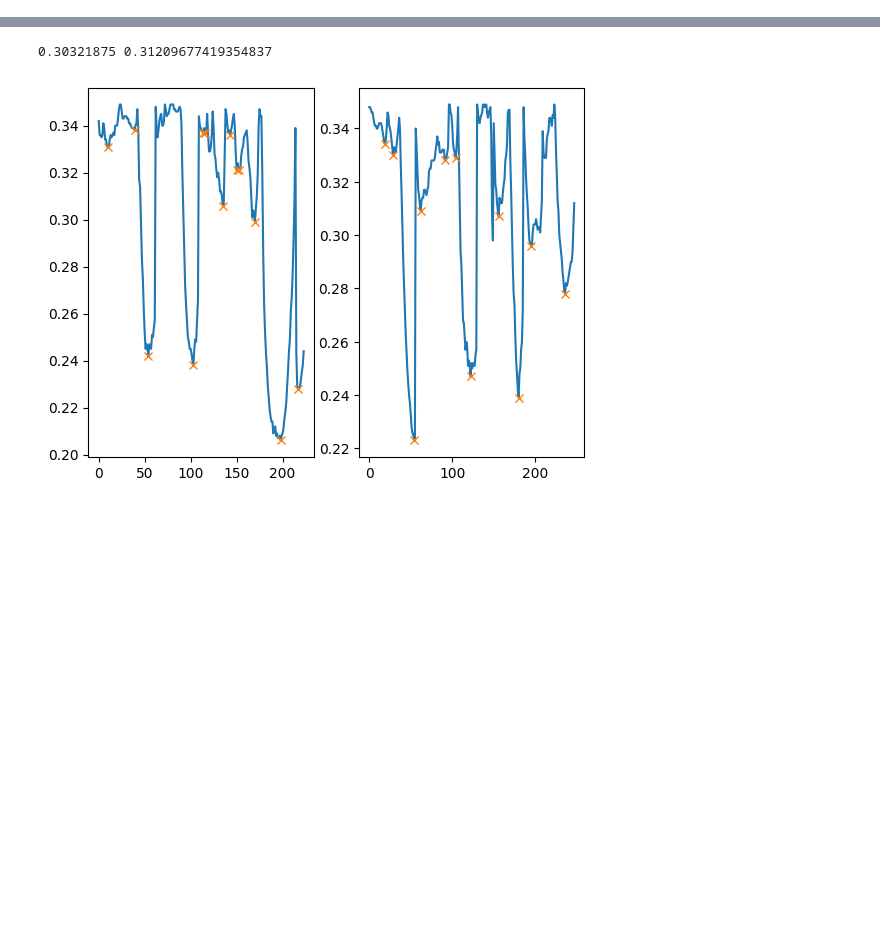
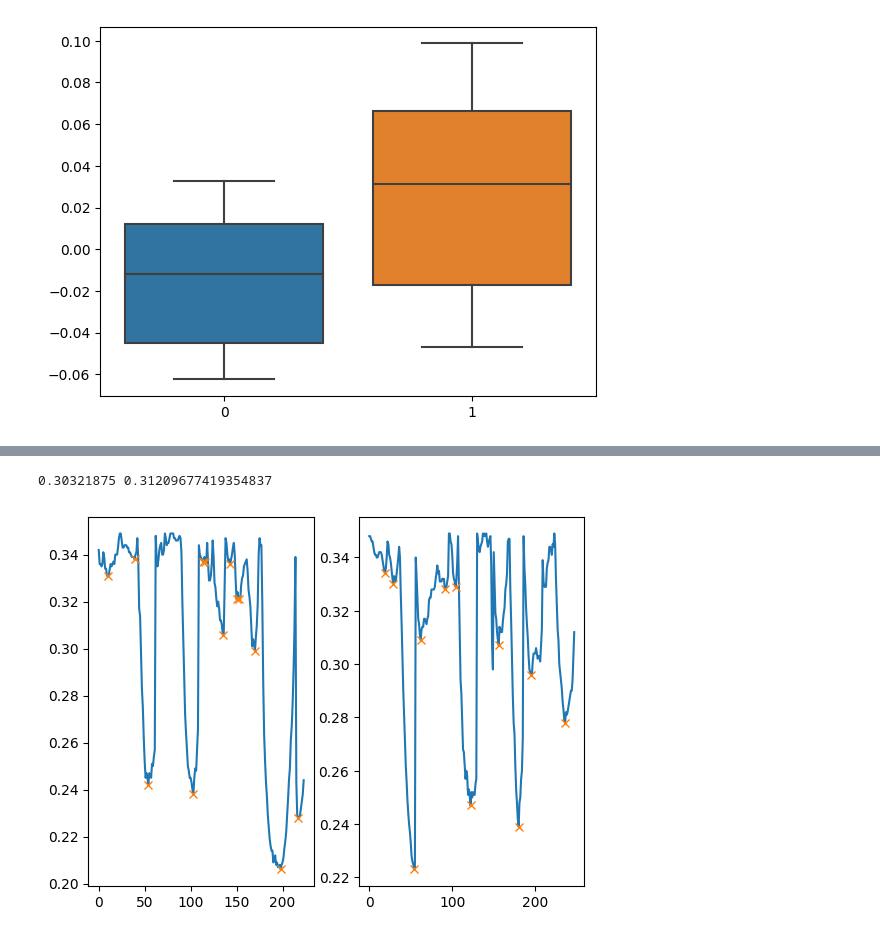
Before and after one commit to ViktorRakhmatulin/AirTouch, a Jupyter notebook: data_analysis.ipynb, the cells around one changed output, grey strips where cells are left out. Saved outputs shown, nothing was run; the diff lists cells and outputs as text; code cells hidden in the pictures; blank space fills up the shorter version.

```diff
--- a/data_analysis.ipynb
+++ b/data_analysis.ipynb
@@ -0,0 +92,22 @@
+# %%
+# Processing Exp 1 error
+unpacked_data_25= []
+unpacked_data_35= []
+
+for val in data_all_25:
+    unpacked_data_25 += val
+
+for val in data_all_35:
+    unpacked_data_35 += val
+
+data_all_25 = np.array(unpacked_data_25)
+data_all_35 = np.array(unpacked_data_35)
+data_25_error = [val - 0.25 for val in data_all_25]
+data_35_error = [val - 0.35 for val in data_all_35]
+ax = sns.boxplot([data_25_error,data_35_error])
+plt.show()
+
+# Fig Capture
+# Errors from all participants to locate reference distance of 0.25 m. (left) and 0.35 m. (right)
+# %% [output]
+[figure, added]
```
Also changed, not shown: parts of 18 cells of this notebook.
